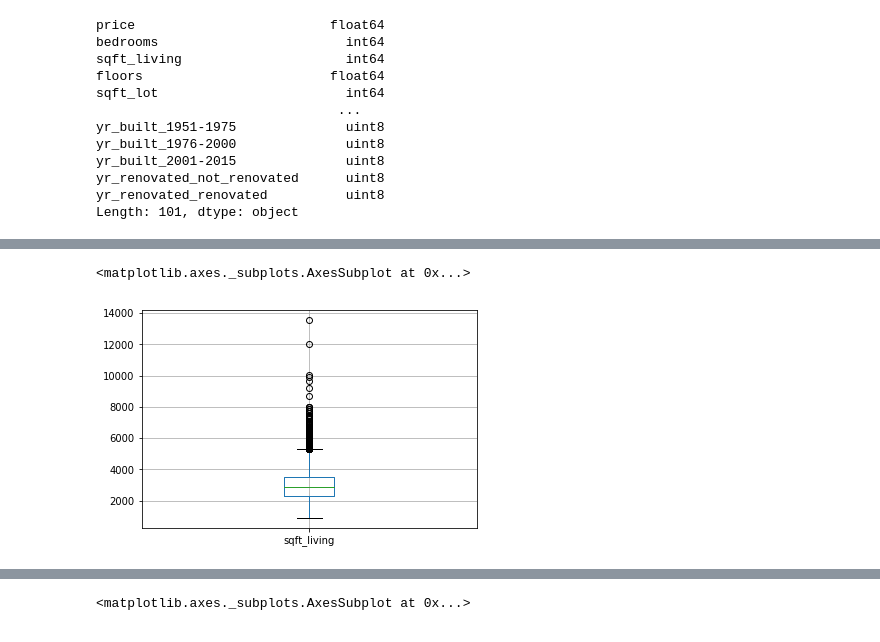
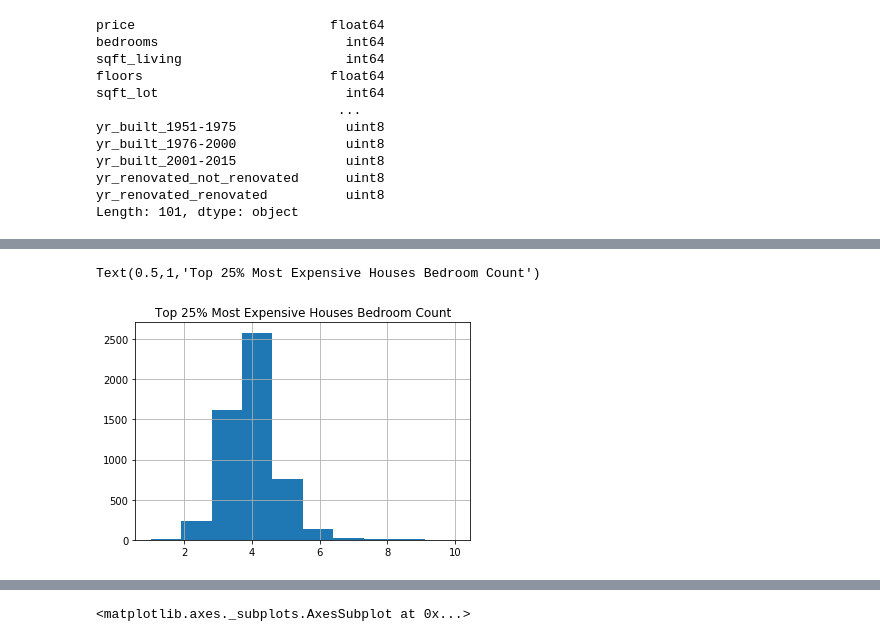
Before and after one commit to roweyerboat/King_County_Housing_Data, a Jupyter notebook: student.ipynb, the cells around one changed output, grey strips where cells are left out. Cells and saved outputs as stored; diff of their text form; code cells hidden in the pictures.

```diff
--- a/student.ipynb
+++ b/student.ipynb
@@ -1010,5 +986,6 @@ df_top25.boxplot(column='bedrooms')
-# %%
-df_top25.boxplot(column=['sqft_living'])
-# %% [output]
-<matplotlib.axes._subplots.AxesSubplot at 0x...>
-[figure, removed]
+# %%
+df_top25.hist(column='bedrooms')
+plt.title('Top 25% Most Expensive Houses Bedroom Count')
+# %% [output]
+Text(0.5,1,'Top 25% Most Expensive Houses Bedroom Count')
+[figure, added]
```
Also changed, not shown: parts of 27 cells of this notebook.
